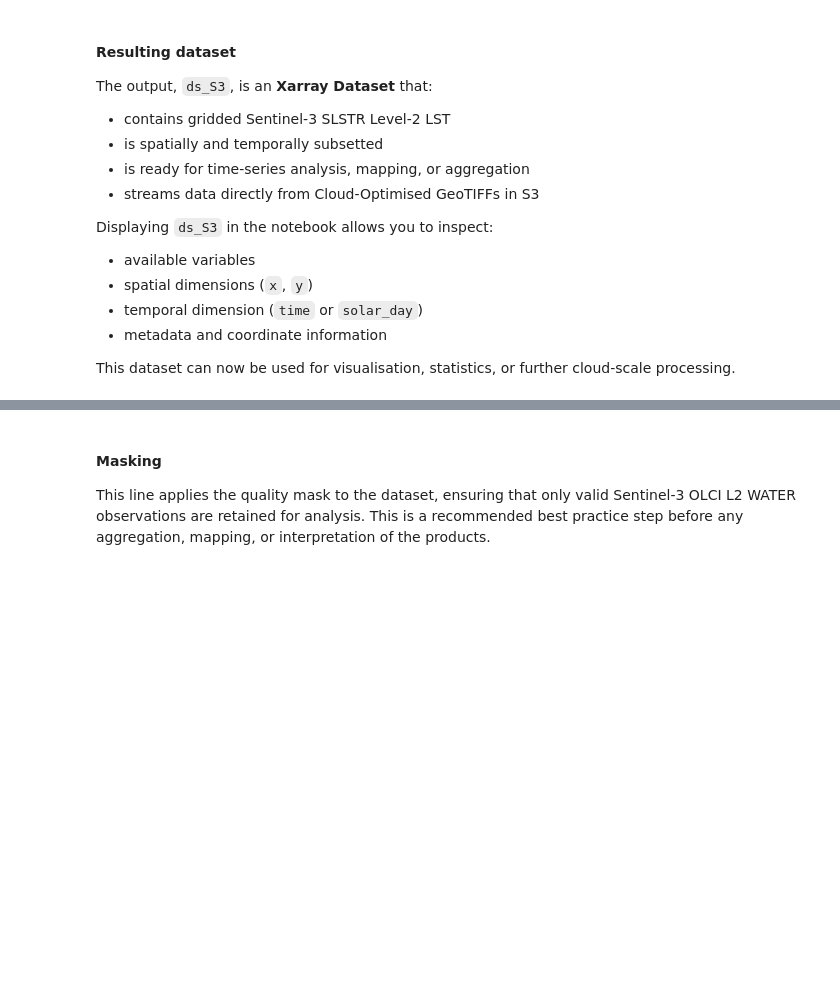
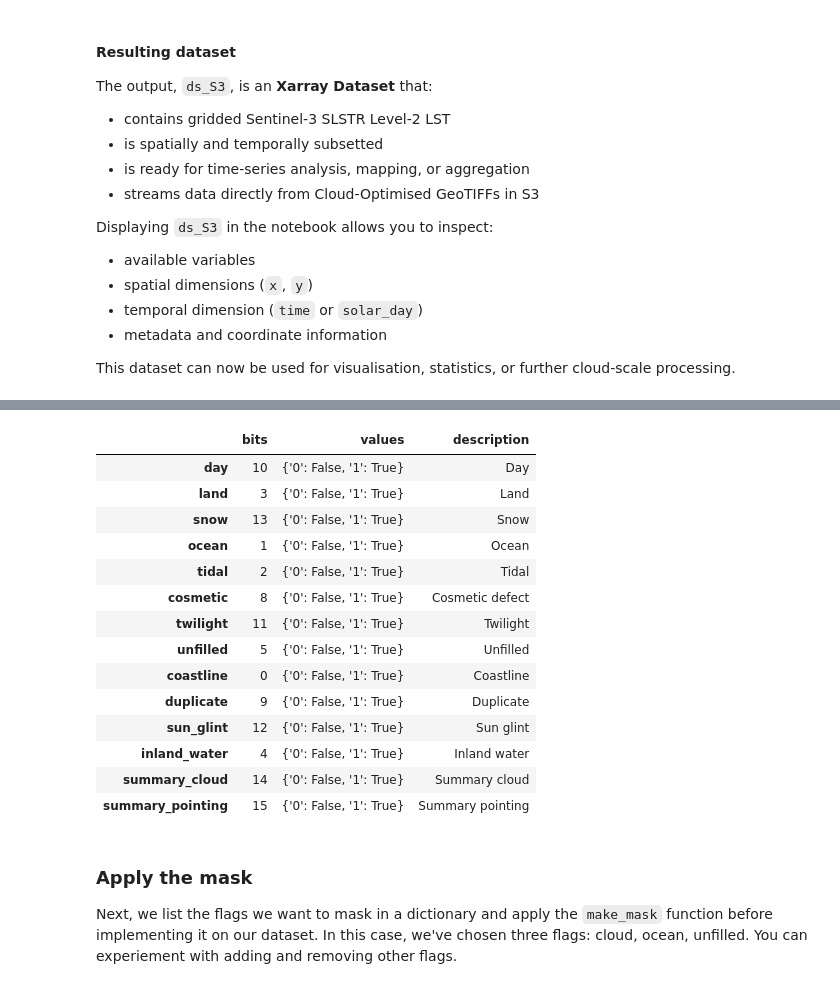
Before and after one commit to digitalearthafrica/deafrica-direct-access, a Jupyter notebook: Datasets/open-data-examples/Sentinel_3_LST/get-to-know-a-dataset.ipynb, the cells around one changed output, grey strips where cells are left out. Cells and saved outputs as stored; diff of their text form; code cells hidden in the pictures; blank space fills up the shorter version.

Commit message:
updated sentinel 3 lst

```diff
--- a/Datasets/open-data-examples/Sentinel_3_LST/get-to-know-a-dataset.ipynb
+++ b/Datasets/open-data-examples/Sentinel_3_LST/get-to-know-a-dataset.ipynb
@@ -194,12 +199,11 @@ catalog = Client.open("https://explorer.digitalearth.africa/stac")
 
 # Set a bounding box
 # [xmin, ymin, xmax, ymax] in latitude and longitude
-bbox = [-19.6, -17.8, 35.5,  37.3]
-((np.float64(-19.6), np.float64(-17.8)), (np.float64(35.5), np.float64(37.3)))
+bbox =  [35.5, -19.6, 37.3, -17.8]
 
 # Set a start and end date
-start_date = '2026-05-01'
-end_date =  '2026-05-30'
+start_date = '2025-04-01'
+end_date =  '2025-04-15'
 # %% [markdown]
 To load other Sentinel-3 SLSTR Level-2 LST product, the user only needs to change the value inside the collections list. The product is exposed as a separate STAC collection
 
@@ -289 +312,22 @@ ds_S3
+# %%
+url = ("https://explorer.digitalearth.africa/products/s3_slstr_l2_lst.odc-product.yaml")
+
+response = requests.get(url, timeout=30)
+response.raise_for_status()
+product = yaml.safe_load(response.text)
+
+# Attach product-level metadata
+ds_S3.attrs.update({
+    key: value
+    for key, value in product.items()
+    if key != "measurements"
+})
+
+# Attach metadata to every loaded measurement, matching names or aliases
+for measurement in product["measurements"]:
+    names = [measurement["name"], *measurement.get("aliases", [])]
+
+    for name in names:
+        if name in ds_S3.data_vars:
+            ds_S3[name].attrs.update(measurement)
 # %% [markdown]
@@ -293,4 +358,25 @@ Many measurements in the Sentinel-3 OLCI Level-2 Water Full Resolution product a
+# %%
+# Display details of available flags
+flags = masking.describe_variable_flags(ds_S3.CONFIDENCE)
+flags
+# %% [output]
+|  | bits | values | description |
+| day | 10 | {'0': False, '1': True} | Day |
+| land | 3 | {'0': False, '1': True} | Land |
+| snow | 13 | {'0': False, '1': True} | Snow |
+| ocean | 1 | {'0': False, '1': True} | Ocean |
+| tidal | 2 | {'0': False, '1': True} | Tidal |
+| cosmetic | 8 | {'0': False, '1': True} | Cosmetic defect |
+| twilight | 11 | {'0': False, '1': True} | Twilight |
+| unfilled | 5 | {'0': False, '1': True} | Unfilled |
+| coastline | 0 | {'0': False, '1': True} | Coastline |
+| duplicate | 9 | {'0': False, '1': True} | Duplicate |
+| sun_glint | 12 | {'0': False, '1': True} | Sun glint |
+| inland_water | 4 | {'0': False, '1': True} | Inland water |
+| summary_cloud | 14 | {'0': False, '1': True} | Summary cloud |
+| summary_pointing | 15 | {'0': False, '1': True} | Summary pointing |
 # %% [markdown]
-#### Masking
-This line applies the quality mask to the dataset, ensuring that only valid Sentinel-3 OLCI L2 WATER observations are retained for analysis. This is a recommended best practice step before any aggregation, mapping, or interpretation of the products.
+### Apply the mask
+
+Next, we list the flags we want to mask in a dictionary and apply the `make_mask` function before implementing it on our dataset. In this case, we've chosen three flags: cloud, ocean, unfilled. You can experiement with adding and removing other flags.
 # %%
```
Also changed, not shown: parts of 22 cells of this notebook.
